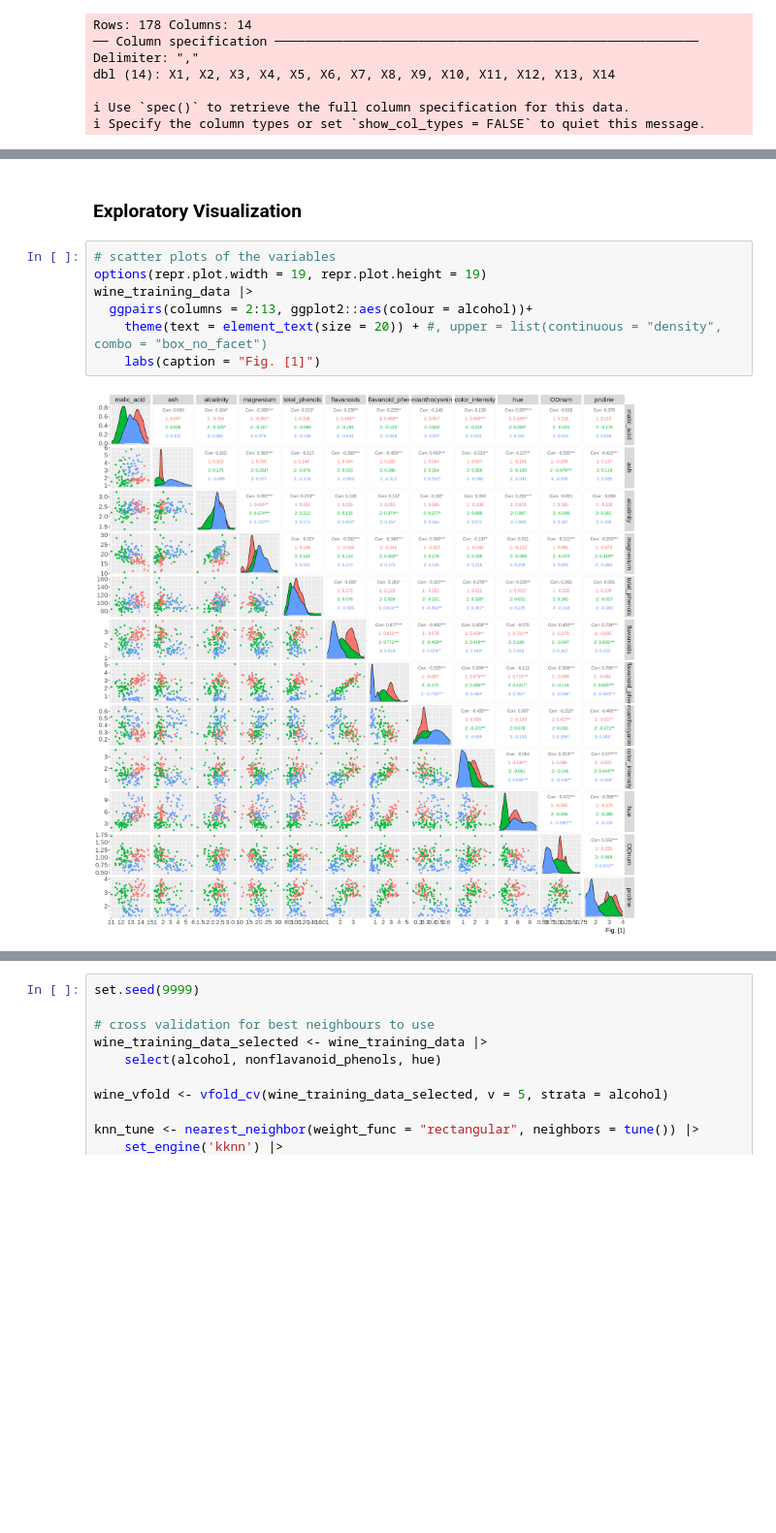
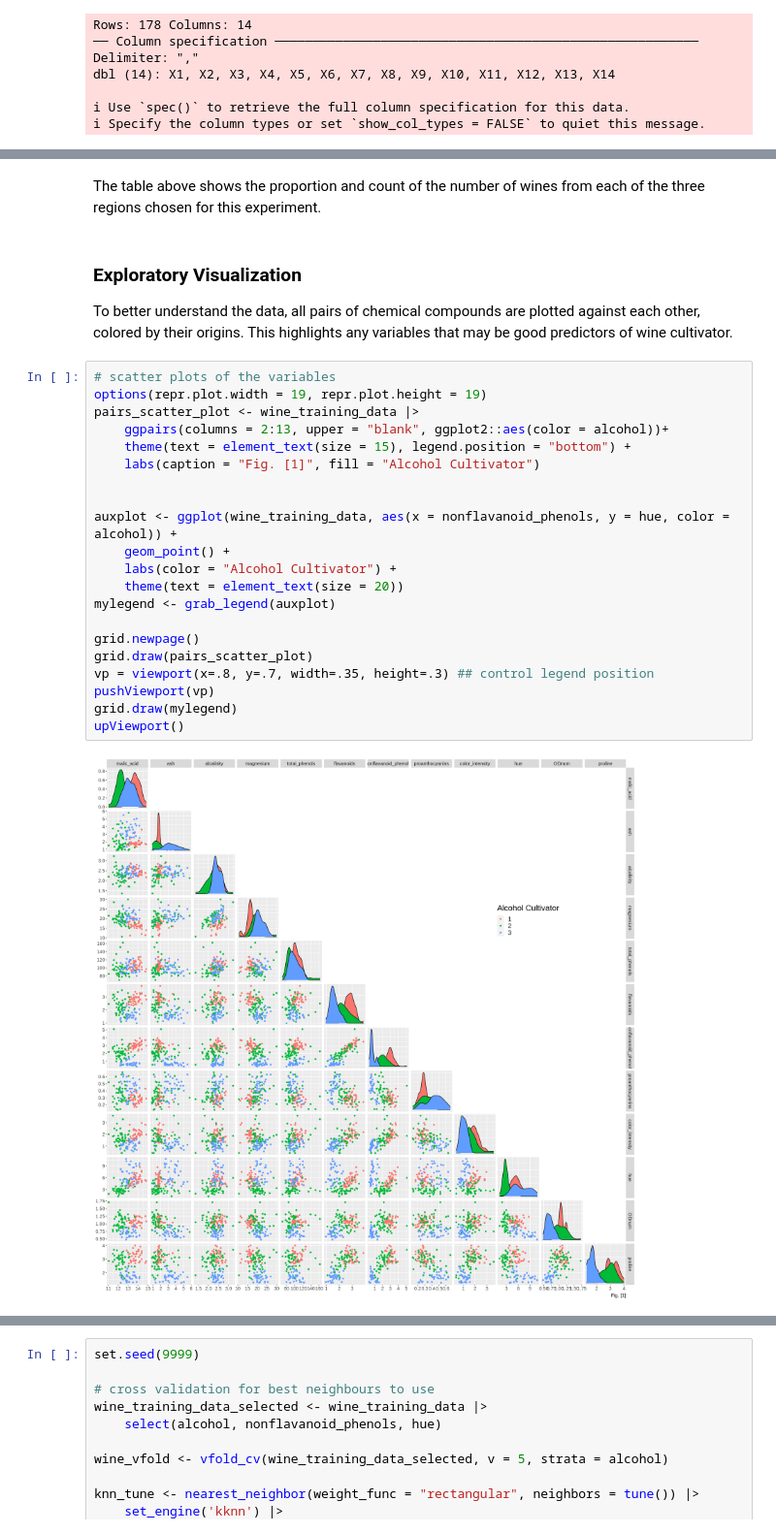
Before and after one commit to JadenMajid/dsci-100-student-grades, a Jupyter notebook: project_report.ipynb, the cells around one changed output, grey strips where cells are left out. Shown at 97% size. Saved outputs shown, nothing was run; the diff lists cells and outputs as text; blank space fills up the shorter version.

```diff
--- a/project_report.ipynb
+++ b/project_report.ipynb
@@ -97,12 +108,29 @@ A tibble: 3 × 2
+# %% [markdown]
+The table above shows the proportion and count of the number of wines from each of the three regions chosen for this experiment.
 # %% [markdown]
 ### Exploratory Visualization
+To better understand the data, all pairs of chemical compounds are plotted against each other, colored by their origins. This highlights any variables that may be good predictors of wine cultivator.
 # %%
 # scatter plots of the variables
 options(repr.plot.width = 19, repr.plot.height = 19)
-wine_training_data |>
-  ggpairs(columns = 2:13, ggplot2::aes(colour = alcohol))+
-    theme(text = element_text(size = 20)) + #, upper = list(continuous = "density", combo = "box_no_facet")
-    labs(caption = "Fig. [1]")
+pairs_scatter_plot <- wine_training_data |>
+    ggpairs(columns = 2:13, upper = "blank", ggplot2::aes(color = alcohol))+
+    theme(text = element_text(size = 15), legend.position = "bottom") +
+    labs(caption = "Fig. [1]", fill = "Alcohol Cultivator")
+
+
+auxplot <- ggplot(wine_training_data, aes(x = nonflavanoid_phenols, y = hue, color = alcohol)) +
+    geom_point() +
+    labs(color = "Alcohol Cultivator") +
+    theme(text = element_text(size = 20))
+mylegend <- grab_legend(auxplot)
+
+grid.newpage()
+grid.draw(pairs_scatter_plot)
+vp = viewport(x=.8, y=.7, width=.35, height=.3) ## control legend position
+pushViewport(vp)
+grid.draw(mylegend)
+upViewport()
 # %% [output]
-[figure, old version]
+[figure, new version]
 # %% [markdown]
```
Also changed, not shown: parts of 22 cells of this notebook.
